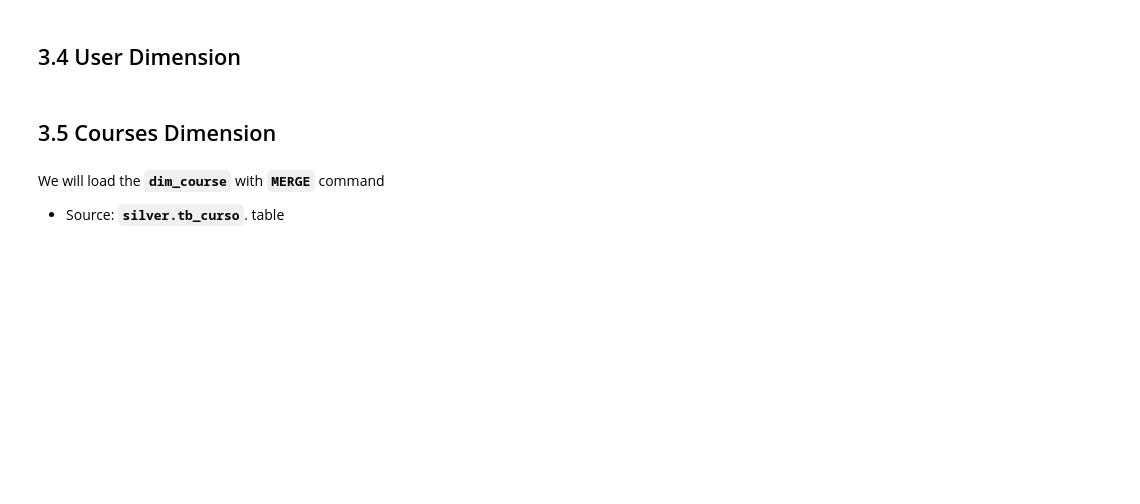
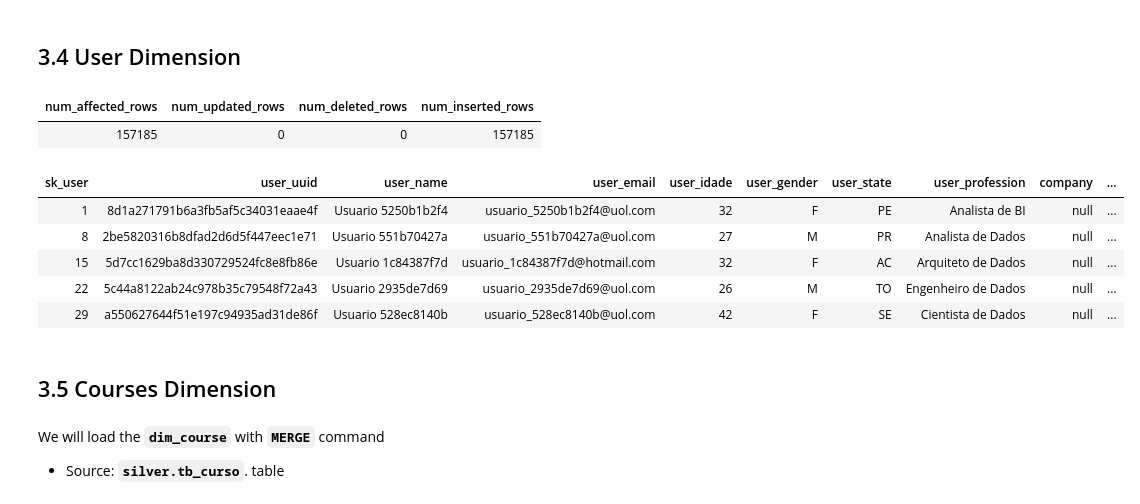
Before and after one commit to jmcabreira/DataPipeline-DataBricks, a Jupyter notebook: Load_Gold_Zone.ipynb, the cells around one changed output. Saved outputs shown, nothing was run; the diff lists cells and outputs as text; code cells hidden in the pictures; blank space fills up the shorter version.

```diff
--- a/Load_Gold_Zone.ipynb
+++ b/Load_Gold_Zone.ipynb
@@ -291,50 +296,57 @@ spark.sql("SELECT * FROM gold.dim_cod LIMIT 5").display()
 # %%
 spark.sql("""
       MERGE INTO gold.dim_user as dest
-      using silver.tb_user as orig
+      using silver.tb_users as orig
         on dest.user_uuid = orig.user_uuid
-
-
     when matched
-        and dest.email_user != orig.email_user
-        or dest.age_user !=orig_age_user
+        and dest.user_email != orig.user_email
+        or dest.user_idade!= orig.user_idade
         or dest.user_state != orig.user_state
         or dest.user_profession != orig.user_profession
         or dest.company != orig.company
         THEN UPDATE
             SET dest.user_email = orig.user_email
-                ,dest.user_age = orig.user_age
+                ,dest.user_idade = orig.user_idade
                 ,dest.user_state = orig.user_state
                 ,dest.user_profession = orig.user_profession
                 ,dest.company  = orig.company
 
          when not MATCHED
             then insert (
-                    user_uuid,
+        user_uuid,
         user_name,
         user_email,
-        user_age,
-        gender,
-        state_user,
+        user_idade,
+        user_gender,
+        user_state,
         user_profession,
-        empresa,
-        dt_carga
-    )
+        company,
+        dt_load
+            )
     VALUES (
         user_uuid,
         user_name,
         user_email,
-        user_age,
-        gender,
-        state_user,
+        user_idade,
+        user_gender,
+        user_state,
         user_profession,
-        empresa,
+        company,
         getdate()
 
             )
 """).display()
 
 spark.sql("SELECT * FROM gold.dim_user LIMIT 5").display()
+# %% [output]
+| num_affected_rows | num_updated_rows | num_deleted_rows | num_inserted_rows |
+| 157185 | 0 | 0 | 157185 |
+| sk_user | user_uuid | user_name | user_email | user_idade | user_gender | user_state | user_profession | company | ... |
+| 1 | 8d1a271791b6a3fb5af5c34031eaae4f | Usuario 5250b1b2f4 | usuario_5250b1b2f4@uol.com | 32 | F | PE | Analista de BI | null | ... |
+| 8 | 2be5820316b8dfad2d6d5f447eec1e71 | Usuario 551b70427a | usuario_551b70427a@uol.com | 27 | M | PR | Analista de Dados | null | ... |
+| 15 | 5d7cc1629ba8d330729524fc8e8fb86e | Usuario 1c84387f7d | usuario_1c84387f7d@hotmail.com | 32 | F | AC | Arquiteto de Dados | null | ... |
+| 22 | 5c44a8122ab24c978b35c79548f72a43 | Usuario 2935de7d69 | usuario_2935de7d69@uol.com | 26 | M | TO | Engenheiro de Dados | null | ... |
+| 29 | a550627644f51e197c94935ad31de86f | Usuario 528ec8140b | usuario_528ec8140b@uol.com | 42 | F | SE | Cientista de Dados | null | ... |
 # %% [markdown]
 ## 3.5 Courses Dimension
 # %% [markdown]
```
Also changed, not shown: parts of 7 cells of this notebook.
